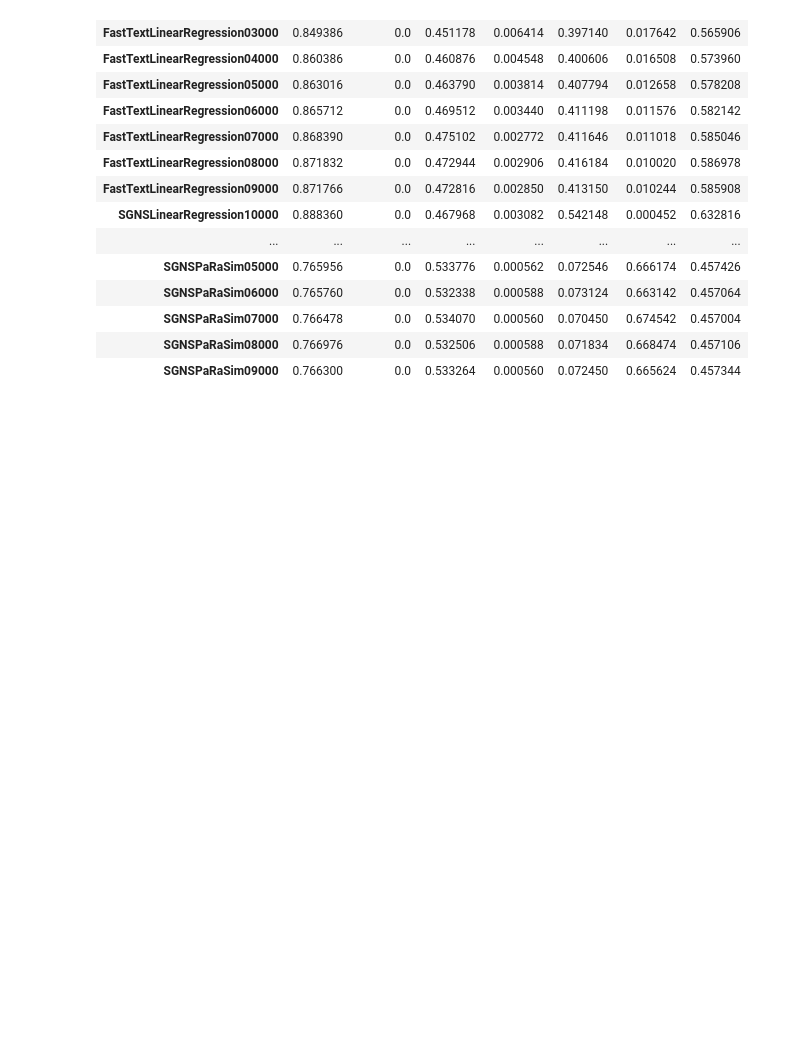
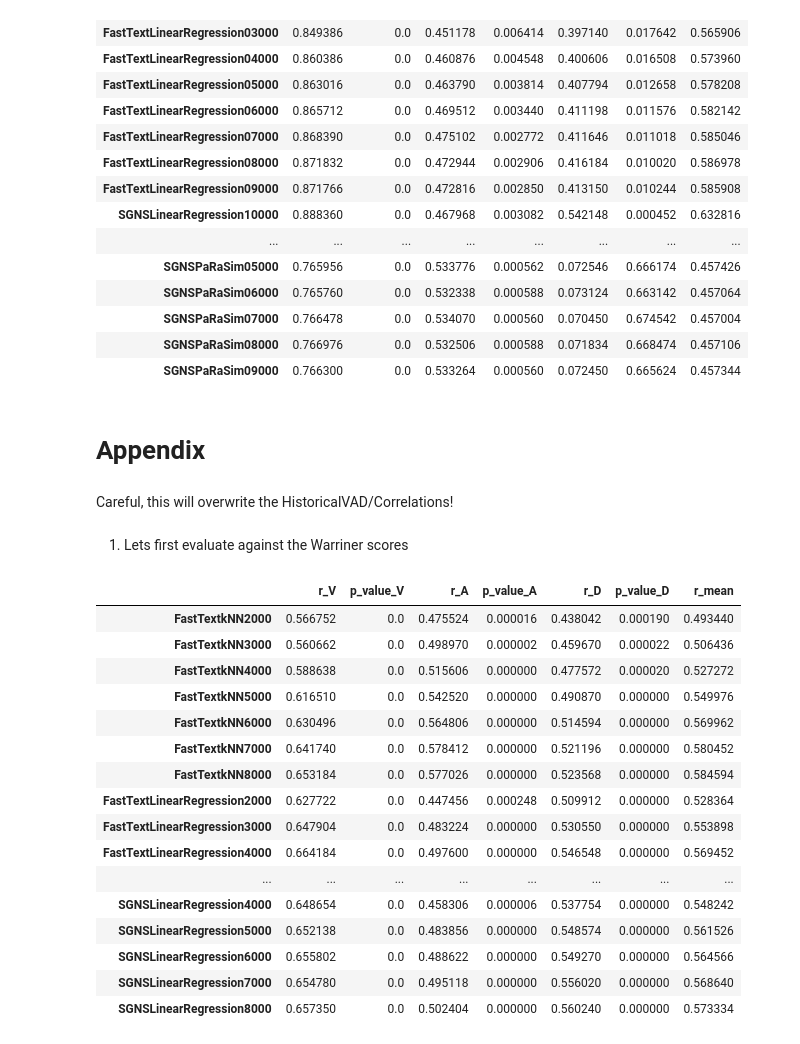
Before and after one commit to NotJona/HEA, a Jupyter notebook: main.ipynb, the cells around one changed output. Drawn from its saved outputs; the diff is of its cells as text; code cells hidden in the pictures; blank space fills up the shorter version.

Commit message:
updates for Appendix

```diff
--- a/main.ipynb
+++ b/main.ipynb
@@ -525,3 +525,48 @@ results_nrc_vad_df
 results_nrc_vad_df.iloc[:9].to_csv(Path('stable_words/Correlations/Summary_FastText_LinReg_NRC_VAD.csv'))
 results_nrc_vad_df.iloc[9:18].to_csv(Path('stable_words/Correlations/Summary_SGNS_LinReg_NRC_VAD.csv'))
 results_nrc_vad_df.iloc[18:].to_csv(Path('stable_words/Correlations/Summary_SGNS_PaRaSim_NRC_VAD.csv'))
+# %% [markdown]
+# Appendix
+# %% [markdown]
+Careful, this will overwrite the HistoricalVAD/Correlations!
+# %%
+gold_standard_path_with_warriner_scores = Path('pseudo-gold/goldEN_with_Warriner.vad')
+gold_standard_path_with_nrcvad_scores = Path('pseudo-gold/goldEN_with_NRC_VAD.vad')
+# %% [markdown]
+1. Lets first evaluate against the Warriner scores
+# %%
+def compare_all(lexicon_name, best_models):
+    results = []
+    for m in best_models:
+        lexicon_folder_level = []
+        folder = Path(f'HistoricalVAD/{m[0]}_{m[1]}/')
+        lexicon_folder_level.extend(sorted(list(folder.glob(f'{lexicon_name}[0-9]*'))))
+
+        for lexicon_folder in lexicon_folder_level:
+            results.append(compare_lexica(lexicon_folder, gold_standard_path_with_warriner_scores))
+    return results
+# %%
+results_warriner = compare_all('Warriner', best_models_warriner)
+
+index_names_warriner = [best_models_warriner[0][0]+best_models_warriner[0][1]+str(i*1000) for i in range(2,9)] + [best_models_warriner[1][0]+best_models_warriner[1][1]+str(i*1000) for i in range(2,9)] + [best_models_warriner[2][0]+best_models_warriner[2][1]+str(i*1000) for i in range(2,9)]
+
+results_warriner_df = pd.DataFrame(results_warriner, columns=column_names, index=index_names_warriner)
+results_warriner_df
+# %% [output]
+|  | r_V | p_value_V | r_A | p_value_A | r_D | p_value_D | r_mean |
+| FastTextkNN2000 | 0.566752 | 0.0 | 0.475524 | 0.000016 | 0.438042 | 0.000190 | 0.493440 |
+| FastTextkNN3000 | 0.560662 | 0.0 | 0.498970 | 0.000002 | 0.459670 | 0.000022 | 0.506436 |
+| FastTextkNN4000 | 0.588638 | 0.0 | 0.515606 | 0.000000 | 0.477572 | 0.000020 | 0.527272 |
+| FastTextkNN5000 | 0.616510 | 0.0 | 0.542520 | 0.000000 | 0.490870 | 0.000000 | 0.549976 |
+| FastTextkNN6000 | 0.630496 | 0.0 | 0.564806 | 0.000000 | 0.514594 | 0.000000 | 0.569962 |
+| FastTextkNN7000 | 0.641740 | 0.0 | 0.578412 | 0.000000 | 0.521196 | 0.000000 | 0.580452 |
+| FastTextkNN8000 | 0.653184 | 0.0 | 0.577026 | 0.000000 | 0.523568 | 0.000000 | 0.584594 |
+| FastTextLinearRegression2000 | 0.627722 | 0.0 | 0.447456 | 0.000248 | 0.509912 | 0.000000 | 0.528364 |
+| FastTextLinearRegression3000 | 0.647904 | 0.0 | 0.483224 | 0.000000 | 0.530550 | 0.000000 | 0.553898 |
+| FastTextLinearRegression4000 | 0.664184 | 0.0 | 0.497600 | 0.000000 | 0.546548 | 0.000000 | 0.569452 |
+| ... | ... | ... | ... | ... | ... | ... | ... |
+| SGNSLinearRegression4000 | 0.648654 | 0.0 | 0.458306 | 0.000006 | 0.537754 | 0.000000 | 0.548242 |
+| SGNSLinearRegression5000 | 0.652138 | 0.0 | 0.483856 | 0.000000 | 0.548574 | 0.000000 | 0.561526 |
+| SGNSLinearRegression6000 | 0.655802 | 0.0 | 0.488622 | 0.000000 | 0.549270 | 0.000000 | 0.564566 |
+| SGNSLinearRegression7000 | 0.654780 | 0.0 | 0.495118 | 0.000000 | 0.556020 | 0.000000 | 0.568640 |
+| SGNSLinearRegression8000 | 0.657350 | 0.0 | 0.502404 | 0.000000 | 0.560240 | 0.000000 | 0.573334 |
```
Also changed, not shown: parts of 9 cells of this notebook, 1 other file.
